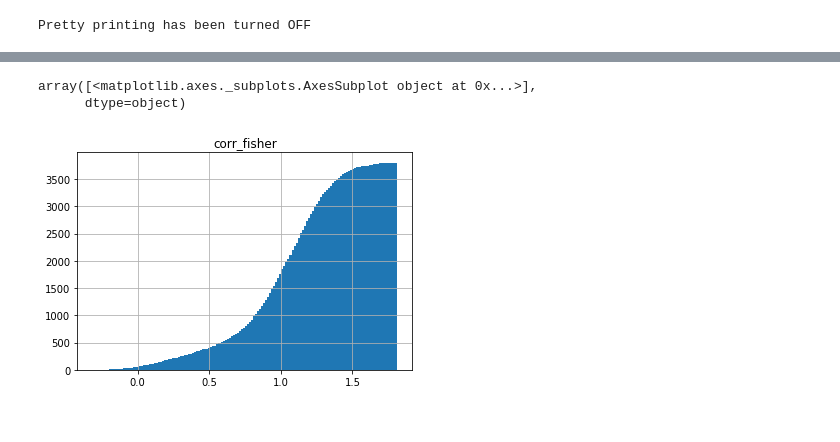
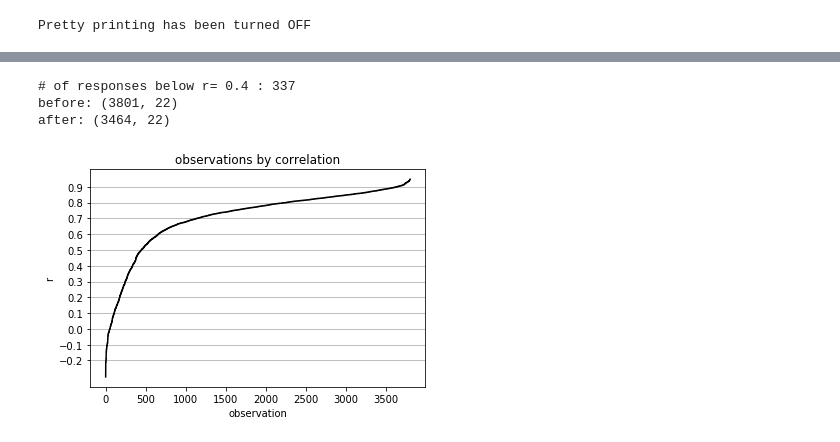
Before and after one commit to songhee-kim/VerbVec, a Jupyter notebook: AMT_analysis.ipynb, the cells around one changed output, grey strips where cells are left out. Drawn from its saved outputs; the diff is of its cells as text; code cells hidden in the pictures.

```diff
--- a/AMT_analysis.ipynb
+++ b/AMT_analysis.ipynb
@@ -144,11 +162,0 @@ res_upd.to_csv(savepath + '/HITs_clean_with_correlations_0813.csv', index=False)
-# %%
-###### plot histogram
-import matplotlib.pyplot as plt
-
-fig, ax = plt.subplots()
-res_upd.hist(column='corr_fisher', cumulative=True, bins=150, ax=ax)
-#fig.savefig(savepath+'/subj_to_group_corr_hist.png')
-# %% [output]
-array([<matplotlib.axes._subplots.AxesSubplot object at 0x...>],
-      dtype=object)
-[figure, removed]
@@ -154,0 +166,35 @@ array([<matplotlib.axes._subplots.AxesSubplot object at 0x...>],
+# %%
+###### plot histogram
+# import matplotlib.pyplot as plt
+
+# fig, ax = plt.subplots()
+# res_upd.hist(column='corr', cumulative=True, bins=150, ax=ax)
+# fig.savefig(savepath+'/subj_to_group_corr_hist_0813.png')
+
+
+###### plot cumulative distribution of corr ("sort observation by corr")
+corr = sorted(res_upd['corr'].tolist())
+#plt.step(x=corr, y=np.arange(len(corr)))
+plt.step(x=np.arange(len(corr)), y=corr, c="black")
+plt.title("observations by correlation")
+plt.xlabel("observation")
+plt.ylabel("r")
+plt.yticks(np.arange(-0.2, 1, 0.1))
+plt.grid(axis="y")
+plt.savefig(savepath+'/observations_by_correlation_0813.png')
+
+
+#### drop responses where r < threshold
+thre = 0.4
+below_thre = res_upd[res_upd['corr']< thre].shape
+print('# of responses below r=', thre, ':', below_thre[0])
+dropind = res_upd[res_upd['corr'] < thre].index.tolist()
+#res_upd.drop([0,1])
+print('before:', res_upd.shape)
+res_upd.drop(dropind, inplace=True)
+print('after:', res_upd.shape)
+# %% [output]
+# of responses below r= 0.4 : 337
+before: (3801, 22)
+after: (3464, 22)
+[figure, added]
```
Also changed, not shown: parts of 16 cells of this notebook.
